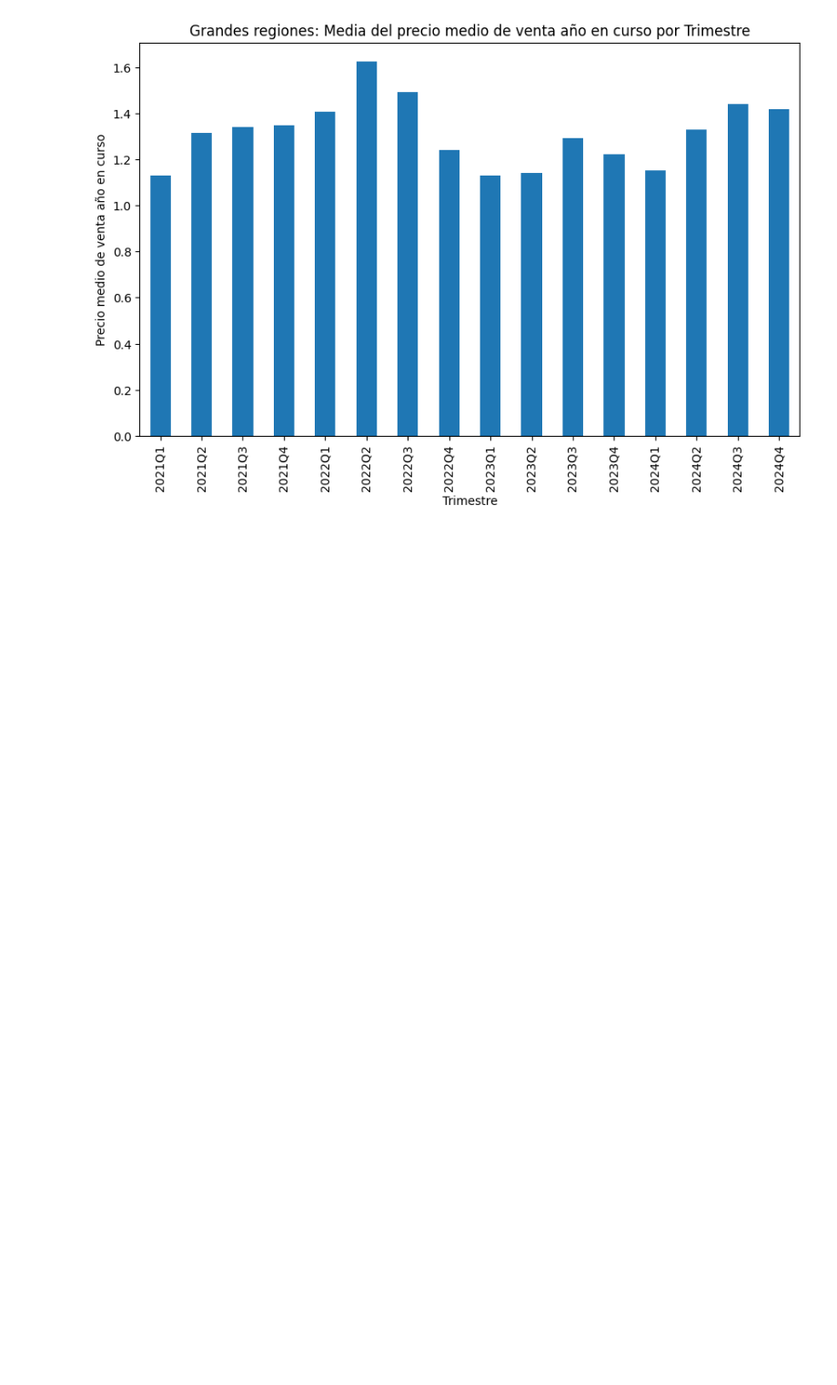
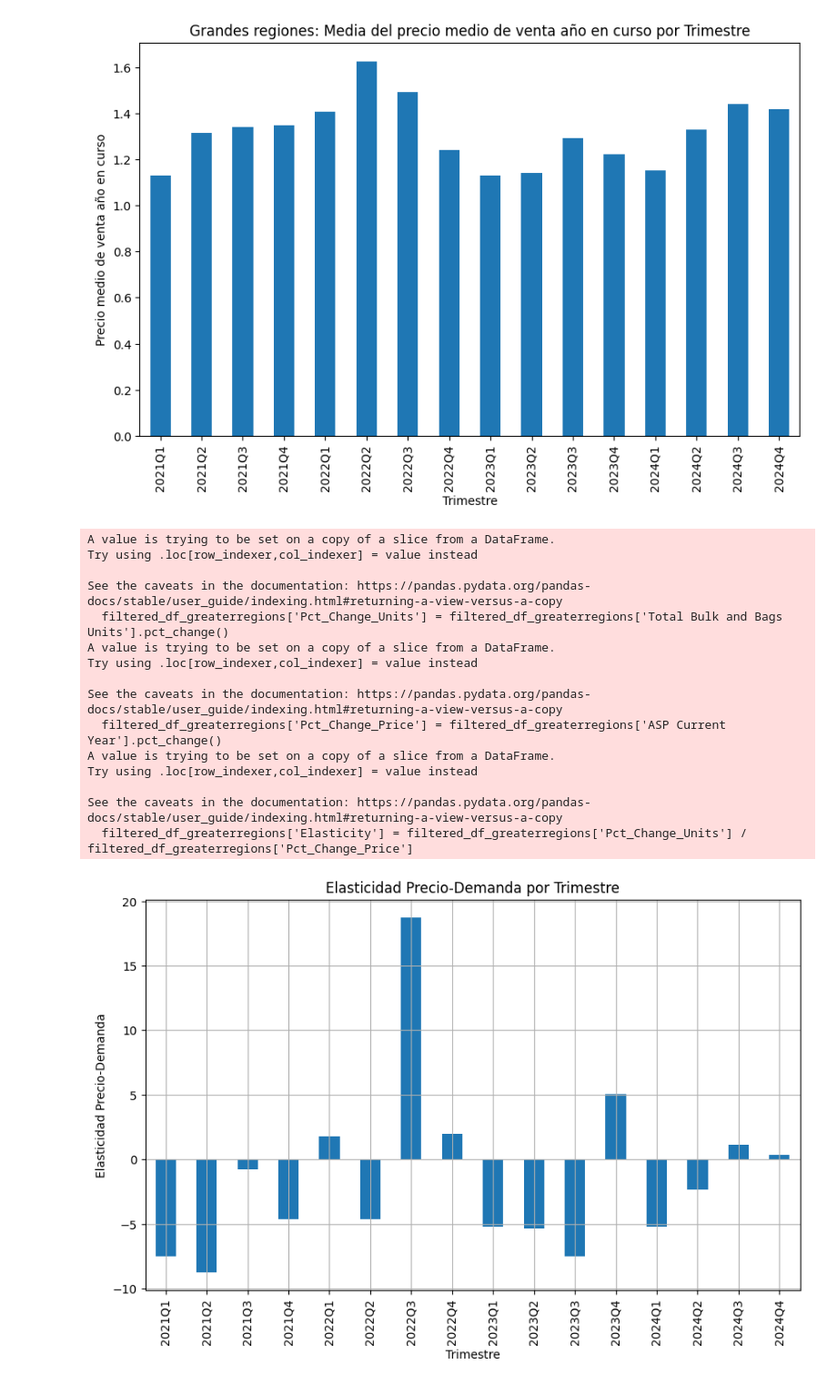
Before and after one commit to arboldeku/Avocado-2.0, a Jupyter notebook: code/exploracion_datos.ipynb, the cells around one changed output. Shown at 91% size. Cells and saved outputs as stored; diff of their text form; code cells hidden in the pictures; blank space fills up the shorter version.

Commit message:
draft elasticity

```diff
--- a/code/exploracion_datos.ipynb
+++ b/code/exploracion_datos.ipynb
@@ -249,0 +255,36 @@ plt.show()
+# %%
+# Calculate the percentage change for Total Bulk and Bags Units and ASP Current Year
+filtered_df_greaterregions['Pct_Change_Units'] = filtered_df_greaterregions['Total Bulk and Bags Units'].pct_change()
+filtered_df_greaterregions['Pct_Change_Price'] = filtered_df_greaterregions['ASP Current Year'].pct_change()
+
+# Calculate the price elasticity of demand
+filtered_df_greaterregions['Elasticity'] = filtered_df_greaterregions['Pct_Change_Units'] / filtered_df_greaterregions['Pct_Change_Price']
+
+# Group by Quarter and calculate the mean elasticity
+quarterly_elasticity = filtered_df_greaterregions.groupby('Quarter')['Elasticity'].mean()
+
+# Plot the elasticity by quarter
+plt.figure(figsize=(10, 6))
+quarterly_elasticity.plot(kind='bar')
+plt.xlabel('Trimestre')
+plt.ylabel('Elasticidad Precio-Demanda')
+plt.title('Elasticidad Precio-Demanda por Trimestre')
+plt.grid(True)
+plt.show()
+# %% [output]
+A value is trying to be set on a copy of a slice from a DataFrame.
+Try using .loc[row_indexer,col_indexer] = value instead
+
+See the caveats in the documentation: https://pandas.pydata.org/pandas-docs/stable/user_guide/indexing.html#returning-a-view-versus-a-copy
+  filtered_df_greaterregions['Pct_Change_Units'] = filtered_df_greaterregions['Total Bulk and Bags Units'].pct_change()
+A value is trying to be set on a copy of a slice from a DataFrame.
+Try using .loc[row_indexer,col_indexer] = value instead
+
+See the caveats in the documentation: https://pandas.pydata.org/pandas-docs/stable/user_guide/indexing.html#returning-a-view-versus-a-copy
+  filtered_df_greaterregions['Pct_Change_Price'] = filtered_df_greaterregions['ASP Current Year'].pct_change()
+A value is trying to be set on a copy of a slice from a DataFrame.
+Try using .loc[row_indexer,col_indexer] = value instead
+
+See the caveats in the documentation: https://pandas.pydata.org/pandas-docs/stable/user_guide/indexing.html#returning-a-view-versus-a-copy
+  filtered_df_greaterregions['Elasticity'] = filtered_df_greaterregions['Pct_Change_Units'] / filtered_df_greaterregions['Pct_Change_Price']
+[figure, added]
```
Also changed, not shown: parts of 5 cells of this notebook, 1 other file.
